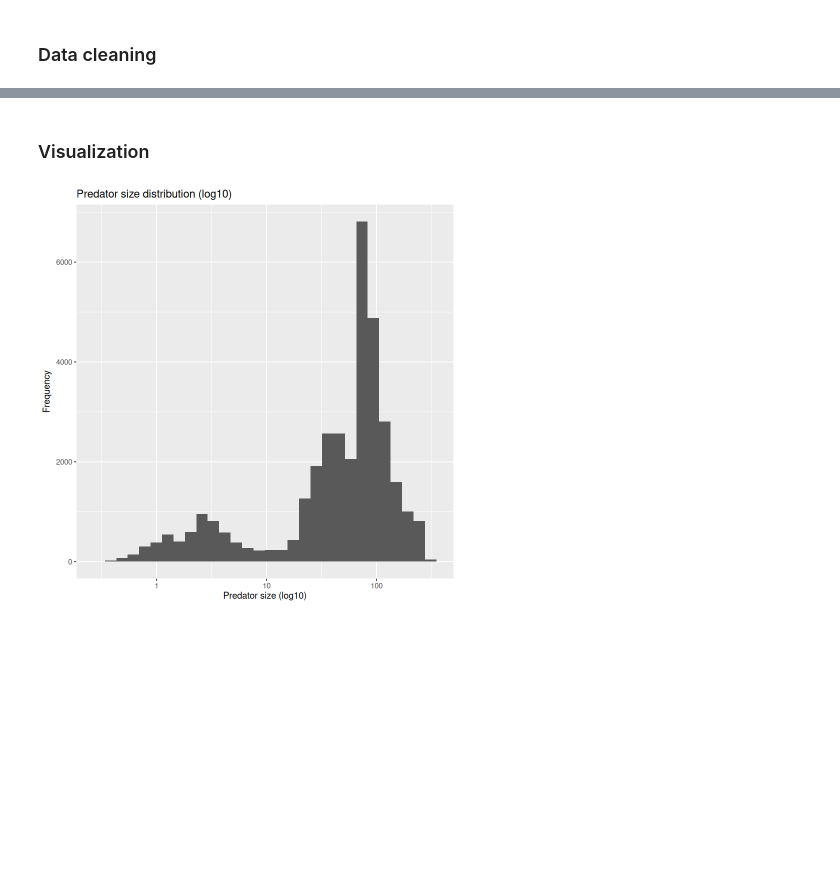
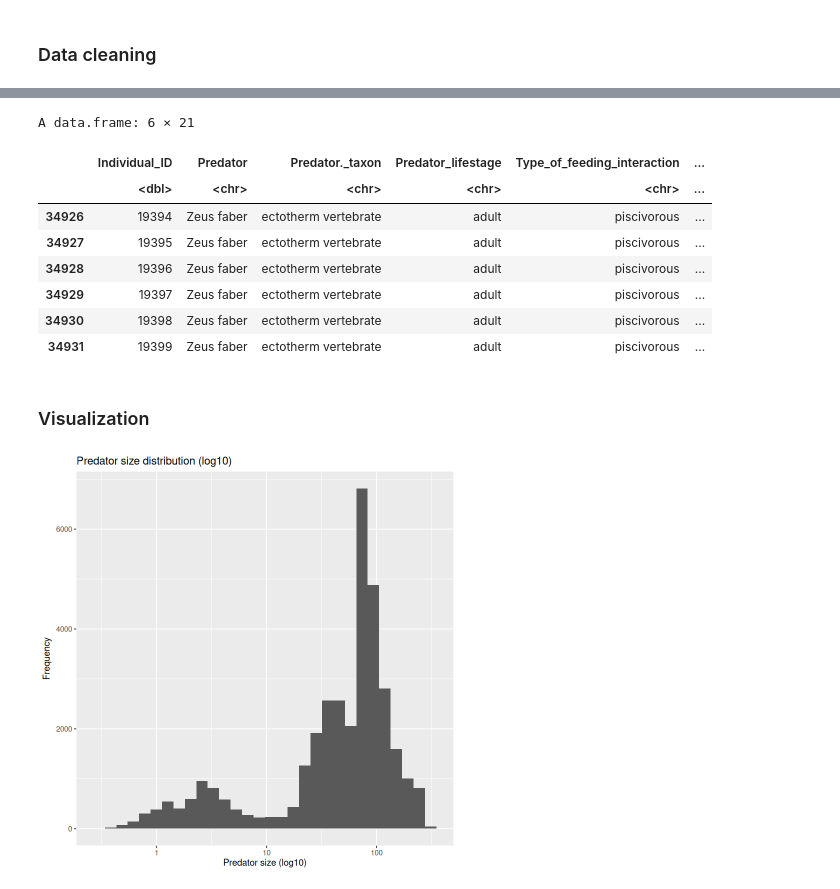
Before and after one commit to zfourati/Predator-and-prey-body-sizes-in-marine-food-webs, a Jupyter notebook: script.ipynb, the cells around one changed output, grey strips where cells are left out. Saved outputs shown, nothing was run; the diff lists cells and outputs as text; code cells hidden in the pictures; blank space fills up the shorter version.

```diff
--- a/script.ipynb
+++ b/script.ipynb
@@ -75,3 +62,31 @@ A data.frame: 6 x 22
+# %%
+# Trouver les lignes avec ID manquant
+missing_idx <- which(data_clean$Individual_ID == "n/a" | is.na(data_clean$Individual_ID))
+
+# Convertir la colonne en numérique (si elle est encore de type "character")
+# Les "n/a" deviendront NA
+data_clean$Individual_ID <- suppressWarnings(as.numeric(data_clean$Individual_ID))
+
+# Trouver le plus grand ID existant pour continuer la numérotation
+max_id <- max(data_clean$Individual_ID, na.rm = TRUE)
+
+# Créer de nouveaux IDs pour les lignes manquantes
+new_ids <- seq(from = max_id + 1, length.out = length(missing_idx))
+
+# Remplacer les valeurs manquantes
+data_clean$Individual_ID[missing_idx] <- new_ids
+# %%
+tail(data_clean)
+# %% [output]
+A data.frame: 6 × 21
+|  | Individual_ID | Predator | Predator._taxon | Predator_lifestage | Type_of_feeding_interaction | ... |
+|  | <dbl> | <chr> | <chr> | <chr> | <chr> | ... |
+| 34926 | 19394 | Zeus faber | ectotherm vertebrate | adult | piscivorous | ... |
+| 34927 | 19395 | Zeus faber | ectotherm vertebrate | adult | piscivorous | ... |
+| 34928 | 19396 | Zeus faber | ectotherm vertebrate | adult | piscivorous | ... |
+| 34929 | 19397 | Zeus faber | ectotherm vertebrate | adult | piscivorous | ... |
+| 34930 | 19398 | Zeus faber | ectotherm vertebrate | adult | piscivorous | ... |
+| 34931 | 19399 | Zeus faber | ectotherm vertebrate | adult | piscivorous | ... |
 # %% [markdown]
 ### Visualization
 # %%
```
Also changed, not shown: parts of 4 cells of this notebook.
